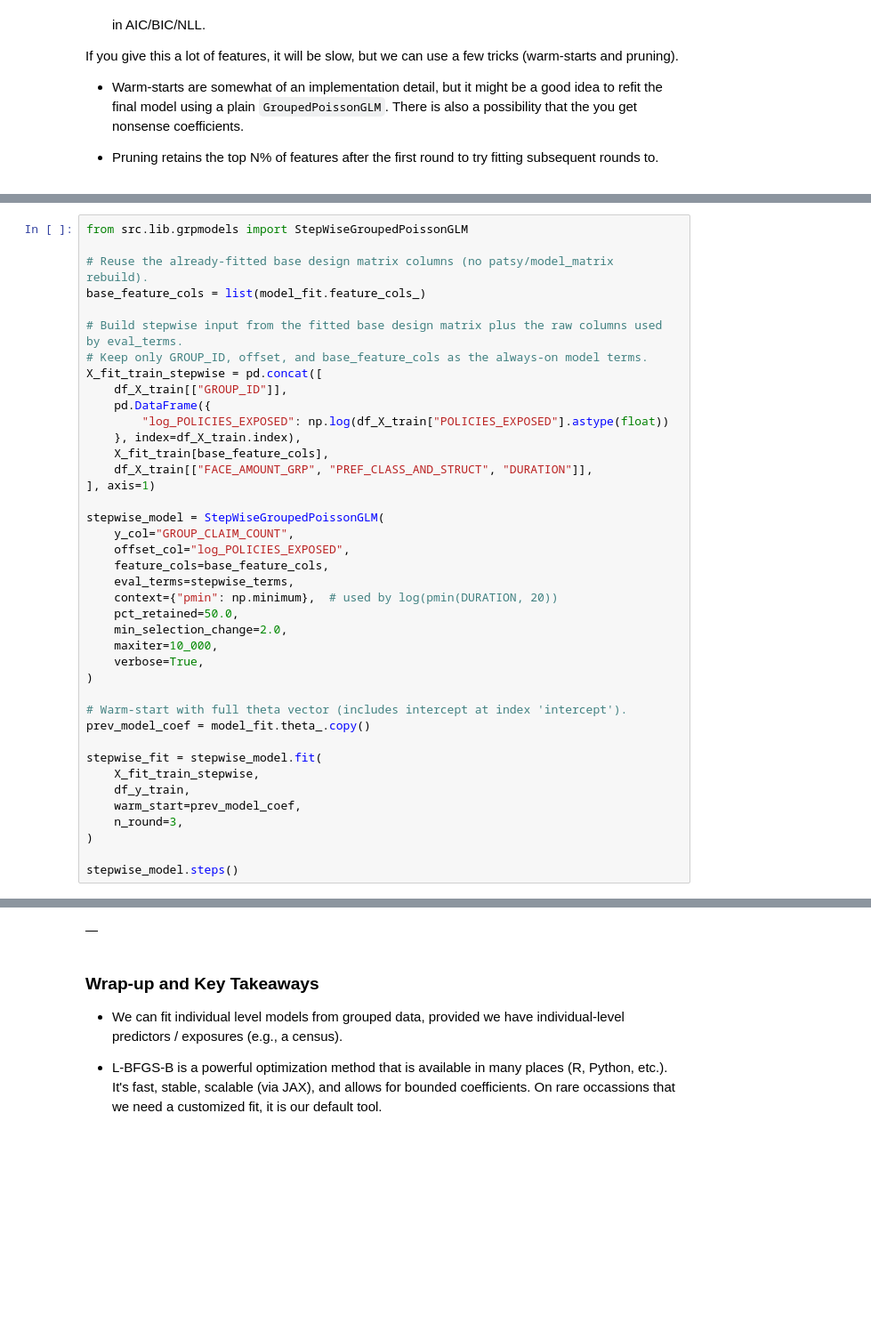
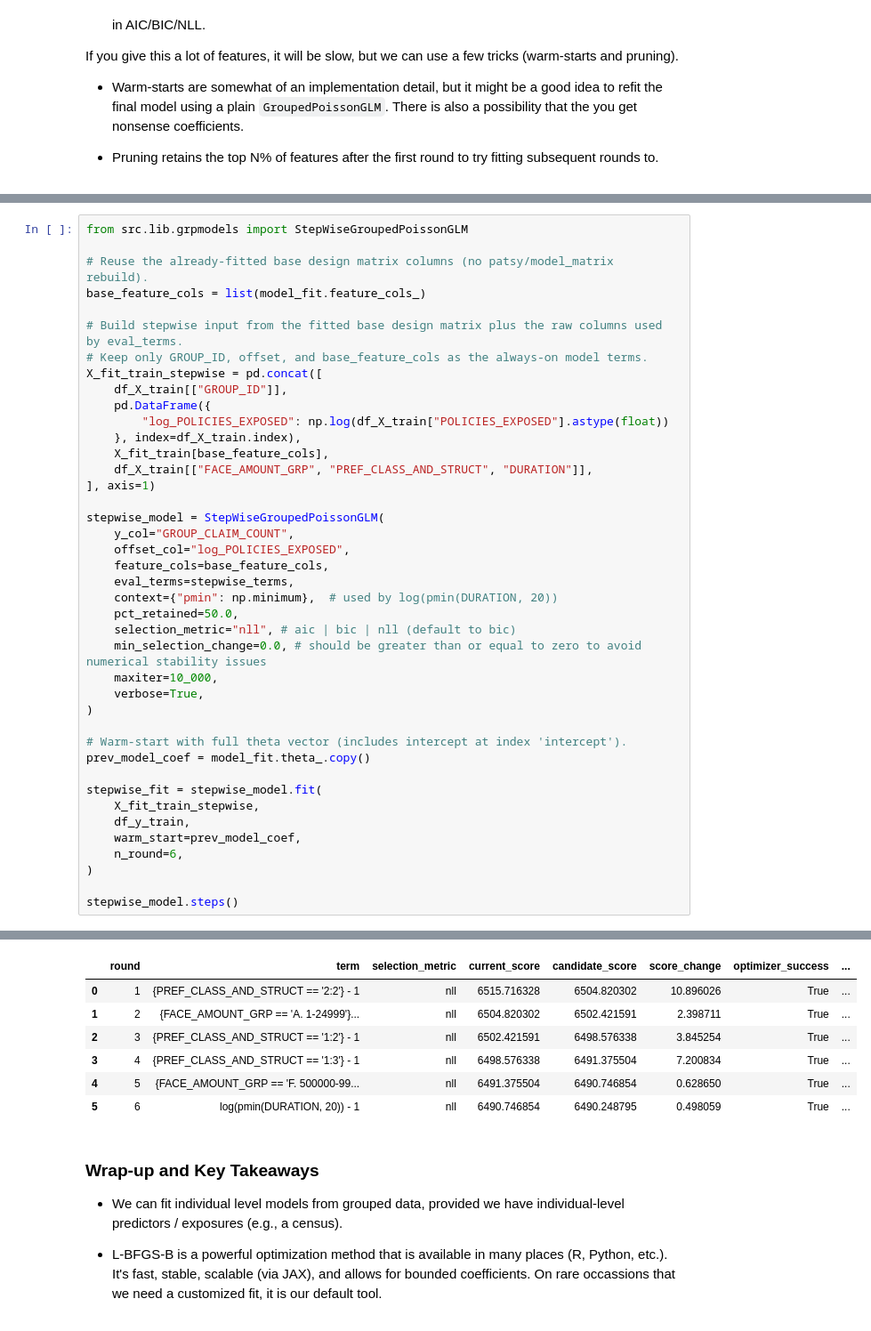
Before and after one commit to mma-fsa/data-examples, a Jupyter notebook: src/analysis/4_grouped_data_glm.ipynb, the cells around one changed output, grey strips where cells are left out. Shown at 89% size. Drawn from its saved outputs; the diff is of its cells as text; blank space fills up the shorter version.

```diff
--- a/src/analysis/4_grouped_data_glm.ipynb
+++ b/src/analysis/4_grouped_data_glm.ipynb
@@ -622,7 +606,8 @@ stepwise_model = StepWiseGroupedPoissonGLM(
     eval_terms=stepwise_terms,
     context={"pmin": np.minimum},  # used by log(pmin(DURATION, 20))
     pct_retained=50.0,
-    min_selection_change=2.0,
+    selection_metric="nll", # aic | bic | nll (default to bic)
+    min_selection_change=0.0, # should be greater than or equal to zero to avoid numerical stability issues
     maxiter=10_000,
     verbose=True,
 )
@@ -634,7 +619,7 @@ stepwise_fit = stepwise_model.fit(
     X_fit_train_stepwise,
     df_y_train,
     warm_start=prev_model_coef,
-    n_round=3,
+    n_round=6,
 )
 
 stepwise_model.steps()
@@ -645,4 +647,10 @@ Stopping: best BIC change -0.811160 below threshold 2.000000.
-|  |
+|  | round | term | selection_metric | current_score | candidate_score | score_change | optimizer_success | ... |
+| 0 | 1 | {PREF_CLASS_AND_STRUCT == '2:2'} - 1 | nll | 6515.716328 | 6504.820302 | 10.896026 | True | ... |
+| 1 | 2 | {FACE_AMOUNT_GRP == 'A. 1-24999'}... | nll | 6504.820302 | 6502.421591 | 2.398711 | True | ... |
+| 2 | 3 | {PREF_CLASS_AND_STRUCT == '1:2'} - 1 | nll | 6502.421591 | 6498.576338 | 3.845254 | True | ... |
+| 3 | 4 | {PREF_CLASS_AND_STRUCT == '1:3'} - 1 | nll | 6498.576338 | 6491.375504 | 7.200834 | True | ... |
+| 4 | 5 | {FACE_AMOUNT_GRP == 'F. 500000-99... | nll | 6491.375504 | 6490.746854 | 0.628650 | True | ... |
+| 5 | 6 | log(pmin(DURATION, 20)) - 1 | nll | 6490.746854 | 6490.248795 | 0.498059 | True | ... |
 # %% [markdown]
 ### Wrap-up and Key Takeaways
 
```
Also changed, not shown: parts of 11 cells of this notebook, 1 other file.
